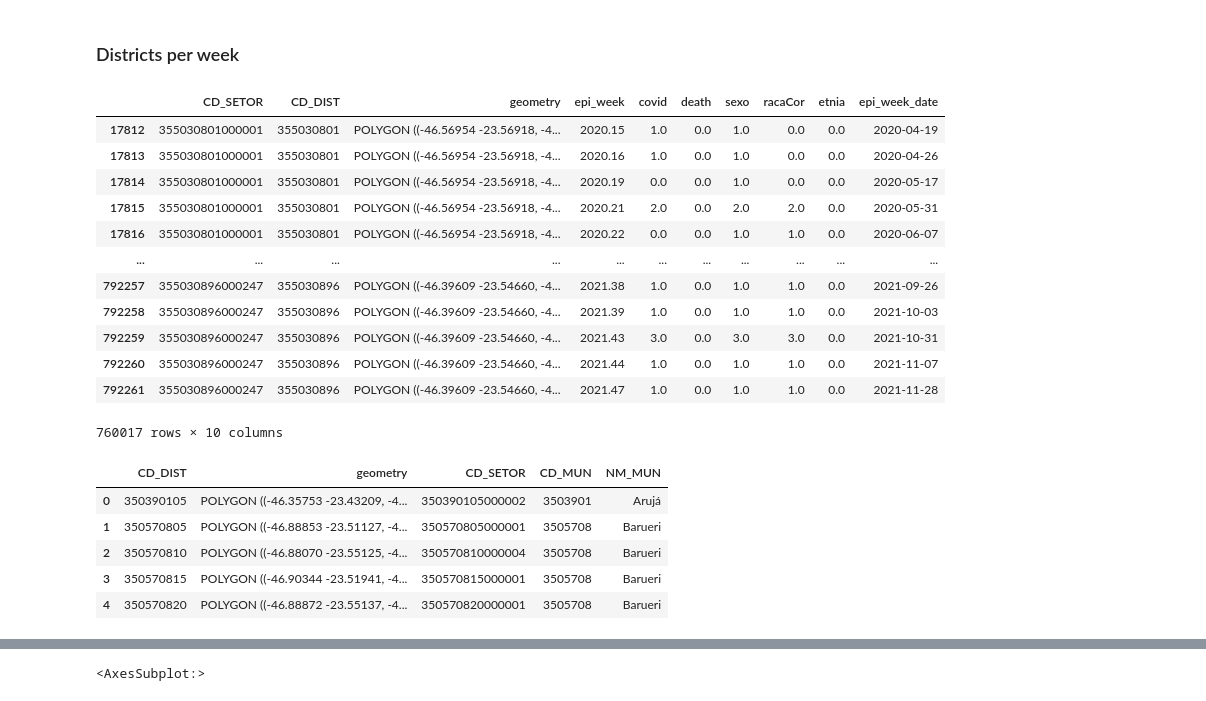
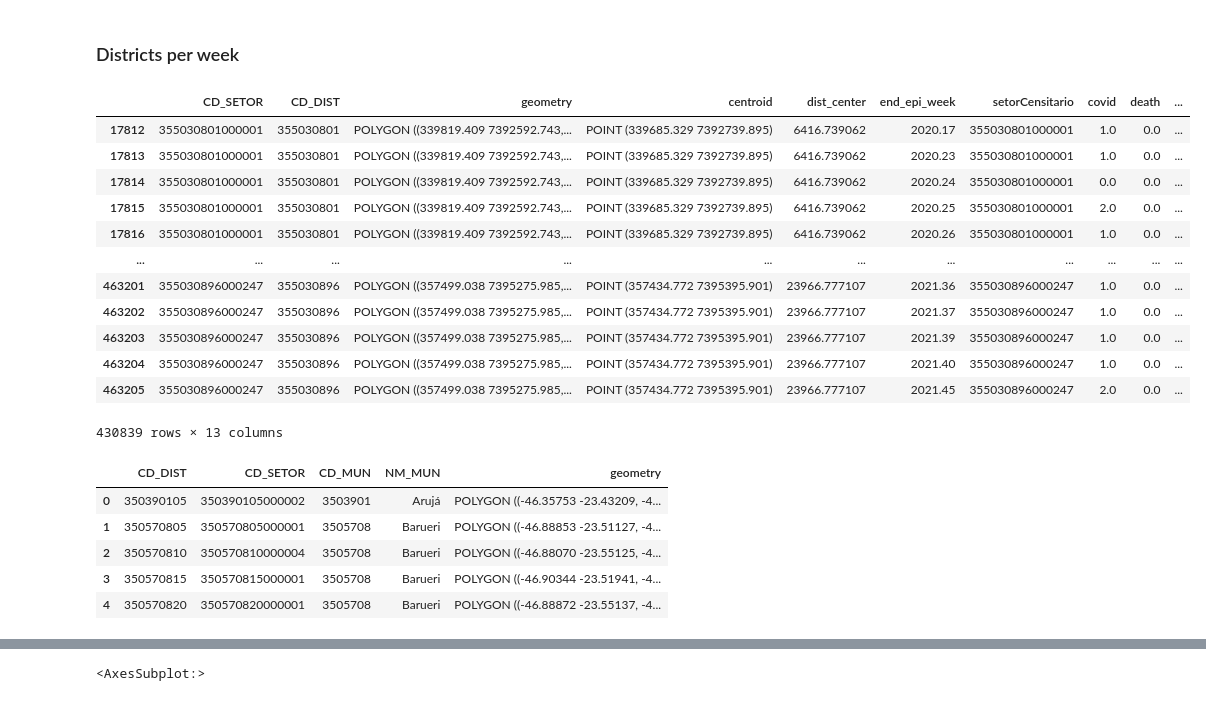
Before and after one commit to alexandrepereiraarq/urb_exposure_nexus, a Jupyter notebook: CVGI MStress_COVID_SP.v7.ipynb, the cells around one changed output, grey strips where cells are left out. Cells and saved outputs as stored; diff of their text form; code cells hidden in the pictures.

```diff
--- a/CVGI MStress_COVID_SP.v7.ipynb
+++ b/CVGI MStress_COVID_SP.v7.ipynb
@@ -302,5 +324,5 @@ cases
 # %%
-cases_week_tract_sum = cases[:][['epi_week','setorCensitario','covid','death','year_id','CD_DIST']].groupby(['epi_week','setorCensitario'])[['covid','death']].sum()
+cases_week_tract_sum = cases[:][['end_epi_week','setorCensitario','covid','death']].groupby(['end_epi_week','setorCensitario'])[['covid','death']].sum() #'CD_DIST'
 cases_week_tract_sum
 # %% [output]
 |  |  | covid | death |
@@ -320,6 +342,6 @@ cases_week_tract_sum
 # %%
-cases_week_tract_count =  cases[:][['epi_week','setorCensitario','sexo','racaCor',
-                                    'etnia']].groupby(['epi_week','setorCensitario'])[['sexo','racaCor','etnia']].count()
+cases_week_tract_count =  cases[:][['end_epi_week','setorCensitario','sexo','racaCor',
+                                    'etnia']].groupby(['end_epi_week','setorCensitario'])[['sexo','racaCor','etnia']].count()
 cases_week_tract_count
 # %% [output]
 |  |  | sexo | racaCor | etnia |
@@ -658,5 +694,5 @@ gdf_rmsp_cases.head()
 # %%
-gdf_rsmp_cases.drop(axis=1, columns=['CD_MUN','NM_MUN','setorCensitario'], inplace=True)
-gdf_rsmp_cases.dropna(axis=0,subset=['epi_week','covid'],how="all",inplace=True)
-gdf_rsmp_cases
+gdf_rmsp_cases.drop(axis=1, columns=['CD_MUN','NM_MUN'], inplace=True)
+gdf_rmsp_cases.dropna(axis=0,subset=['end_epi_week','covid'],how="all",inplace=True)
+gdf_rmsp_cases
 # %% [output]
@@ -678,8 +714,8 @@ gdf_rsmp_cases
 #df['epi_week_date'] = pd.to_datetime(df['epi_week_date'],format='%Y.%W.%w')
 #gdf_rsmp_cases['monday_date'] = pd.to_datetime(gdf_rsmp_cases['epi_week'],format='%Y.%W.%w')
 
-gdf_rsmp_cases['epi_week_date'] = ".0"
-gdf_rsmp_cases['epi_week_date'] = gdf_rsmp_cases.epi_week.astype("str").str.pad(7, side='right', fillchar='0') + gdf_rsmp_cases.epi_week_date
-gdf_rsmp_cases['epi_week_date'] = pd.to_datetime(gdf_rsmp_cases['epi_week_date'],format='%Y.%W.%w')
-gdf_rsmp_cases
+gdf_rmsp_cases['epi_week_date'] = ".0"
+gdf_rmsp_cases['epi_week_date'] = gdf_rmsp_cases.end_epi_week.astype("str").str.pad(7, side='right', fillchar='0') + gdf_rmsp_cases.epi_week_date
+gdf_rmsp_cases['epi_week_date'] = pd.to_datetime(gdf_rmsp_cases['epi_week_date'],format='%Y.%W.%w')
+gdf_rmsp_cases
 # %% [output]
@@ -710,30 +746,30 @@ gdf_rsmp_cases[gdf_rsmp_cases.epi_week_date == '2021-09-26'].plot('covid', legen
 # %% [markdown]
 <h3>Districts per week</h3>
 # %%
-gdf_rsmp_cases
+gdf_rmsp_cases
 # %% [output]
-|  | CD_SETOR | CD_DIST | geometry | epi_week | covid | death | sexo | racaCor | etnia | epi_week_date |
-| 17812 | 355030801000001 | 355030801 | POLYGON ((-46.56954 -23.56918, -4... | 2020.15 | 1.0 | 0.0 | 1.0 | 0.0 | 0.0 | 2020-04-19 |
-| 17813 | 355030801000001 | 355030801 | POLYGON ((-46.56954 -23.56918, -4... | 2020.16 | 1.0 | 0.0 | 1.0 | 0.0 | 0.0 | 2020-04-26 |
-| 17814 | 355030801000001 | 355030801 | POLYGON ((-46.56954 -23.56918, -4... | 2020.19 | 0.0 | 0.0 | 1.0 | 0.0 | 0.0 | 2020-05-17 |
-| 17815 | 355030801000001 | 355030801 | POLYGON ((-46.56954 -23.56918, -4... | 2020.21 | 2.0 | 0.0 | 2.0 | 2.0 | 0.0 | 2020-05-31 |
-| 17816 | 355030801000001 | 355030801 | POLYGON ((-46.56954 -23.56918, -4... | 2020.22 | 0.0 | 0.0 | 1.0 | 1.0 | 0.0 | 2020-06-07 |
+|  | CD_SETOR | CD_DIST | geometry | centroid | dist_center | end_epi_week | setorCensitario | covid | death | ... |
+| 17812 | 355030801000001 | 355030801 | POLYGON ((339819.409 7392592.743,... | POINT (339685.329 7392739.895) | 6416.739062 | 2020.17 | 355030801000001 | 1.0 | 0.0 | ... |
+| 17813 | 355030801000001 | 355030801 | POLYGON ((339819.409 7392592.743,... | POINT (339685.329 7392739.895) | 6416.739062 | 2020.23 | 355030801000001 | 1.0 | 0.0 | ... |
+| 17814 | 355030801000001 | 355030801 | POLYGON ((339819.409 7392592.743,... | POINT (339685.329 7392739.895) | 6416.739062 | 2020.24 | 355030801000001 | 0.0 | 0.0 | ... |
+| 17815 | 355030801000001 | 355030801 | POLYGON ((339819.409 7392592.743,... | POINT (339685.329 7392739.895) | 6416.739062 | 2020.25 | 355030801000001 | 2.0 | 0.0 | ... |
+| 17816 | 355030801000001 | 355030801 | POLYGON ((339819.409 7392592.743,... | POINT (339685.329 7392739.895) | 6416.739062 | 2020.26 | 355030801000001 | 1.0 | 0.0 | ... |
 | ... | ... | ... | ... | ... | ... | ... | ... | ... | ... | ... |
-| 792257 | 355030896000247 | 355030896 | POLYGON ((-46.39609 -23.54660, -4... | 2021.38 | 1.0 | 0.0 | 1.0 | 1.0 | 0.0 | 2021-09-26 |
-| 792258 | 355030896000247 | 355030896 | POLYGON ((-46.39609 -23.54660, -4... | 2021.39 | 1.0 | 0.0 | 1.0 | 1.0 | 0.0 | 2021-10-03 |
-| 792259 | 355030896000247 | 355030896 | POLYGON ((-46.39609 -23.54660, -4... | 2021.43 | 3.0 | 0.0 | 3.0 | 3.0 | 0.0 | 2021-10-31 |
-| 792260 | 355030896000247 | 355030896 | POLYGON ((-46.39609 -23.54660, -4... | 2021.44 | 1.0 | 0.0 | 1.0 | 1.0 | 0.0 | 2021-11-07 |
-| 792261 | 355030896000247 | 355030896 | POLYGON ((-46.39609 -23.54660, -4... | 2021.47 | 1.0 | 0.0 | 1.0 | 1.0 | 0.0 | 2021-11-28 |
+| 463201 | 355030896000247 | 355030896 | POLYGON ((357499.038 7395275.985,... | POINT (357434.772 7395395.901) | 23966.777107 | 2021.36 | 355030896000247 | 1.0 | 0.0 | ... |
+| 463202 | 355030896000247 | 355030896 | POLYGON ((357499.038 7395275.985,... | POINT (357434.772 7395395.901) | 23966.777107 | 2021.37 | 355030896000247 | 1.0 | 0.0 | ... |
+| 463203 | 355030896000247 | 355030896 | POLYGON ((357499.038 7395275.985,... | POINT (357434.772 7395395.901) | 23966.777107 | 2021.39 | 355030896000247 | 1.0 | 0.0 | ... |
+| 463204 | 355030896000247 | 355030896 | POLYGON ((357499.038 7395275.985,... | POINT (357434.772 7395395.901) | 23966.777107 | 2021.40 | 355030896000247 | 1.0 | 0.0 | ... |
+| 463205 | 355030896000247 | 355030896 | POLYGON ((357499.038 7395275.985,... | POINT (357434.772 7395395.901) | 23966.777107 | 2021.45 | 355030896000247 | 2.0 | 0.0 | ... |
-760017 rows × 10 columns
+430839 rows × 13 columns
 # %%
-gdf_districts_rsmp.head()
+gdf_districts_rmsp.head()
 # %% [output]
-|  | CD_DIST | geometry | CD_SETOR | CD_MUN | NM_MUN |
-| 0 | 350390105 | POLYGON ((-46.35753 -23.43209, -4... | 350390105000002 | 3503901 | Arujá |
-| 1 | 350570805 | POLYGON ((-46.88853 -23.51127, -4... | 350570805000001 | 3505708 | Barueri |
-| 2 | 350570810 | POLYGON ((-46.88070 -23.55125, -4... | 350570810000004 | 3505708 | Barueri |
-| 3 | 350570815 | POLYGON ((-46.90344 -23.51941, -4... | 350570815000001 | 3505708 | Barueri |
-| 4 | 350570820 | POLYGON ((-46.88872 -23.55137, -4... | 350570820000001 | 3505708 | Barueri |
+|  | CD_DIST | CD_SETOR | CD_MUN | NM_MUN | geometry |
+| 0 | 350390105 | 350390105000002 | 3503901 | Arujá | POLYGON ((-46.35753 -23.43209, -4... |
+| 1 | 350570805 | 350570805000001 | 3505708 | Barueri | POLYGON ((-46.88853 -23.51127, -4... |
+| 2 | 350570810 | 350570810000004 | 3505708 | Barueri | POLYGON ((-46.88070 -23.55125, -4... |
+| 3 | 350570815 | 350570815000001 | 3505708 | Barueri | POLYGON ((-46.90344 -23.51941, -4... |
+| 4 | 350570820 | 350570820000001 | 3505708 | Barueri | POLYGON ((-46.88872 -23.55137, -4... |
 # %%
 cases_week_dist.head()
 # %% [output]
```
Also changed, not shown: parts of 45 cells of this notebook.
